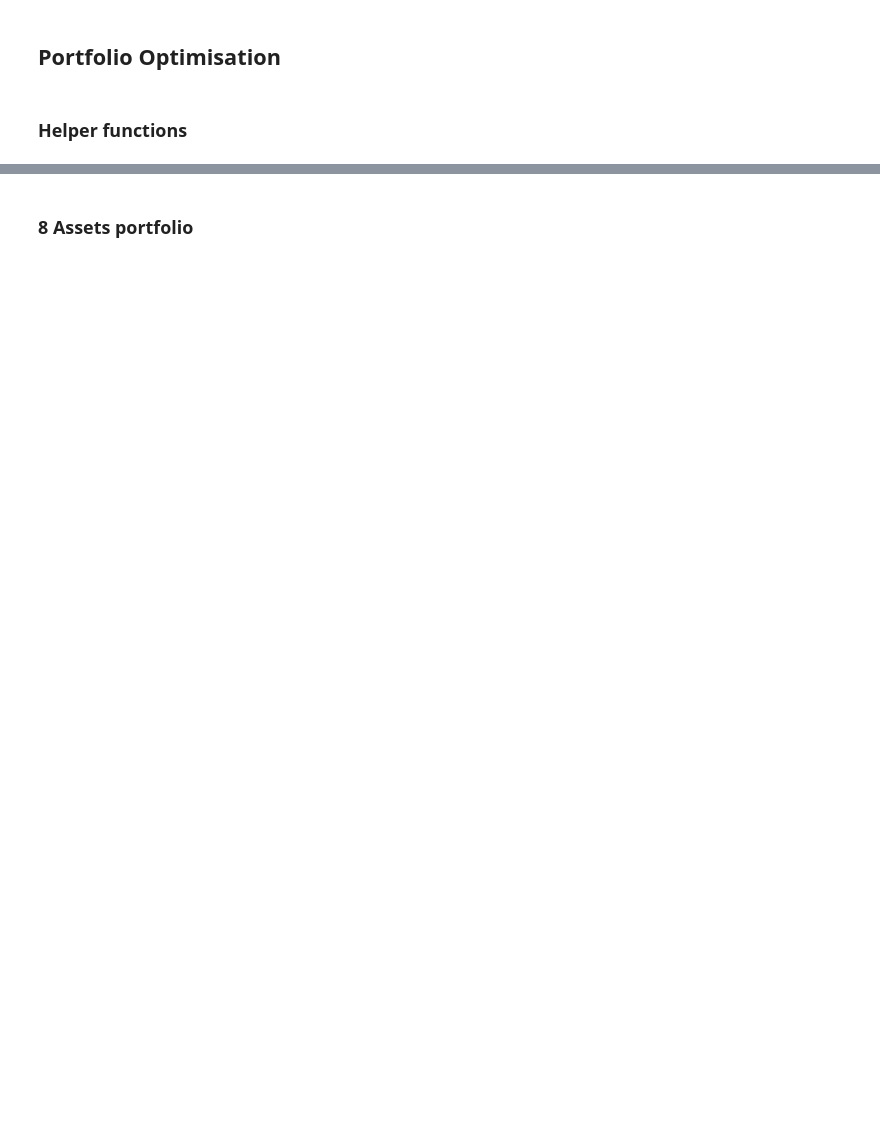
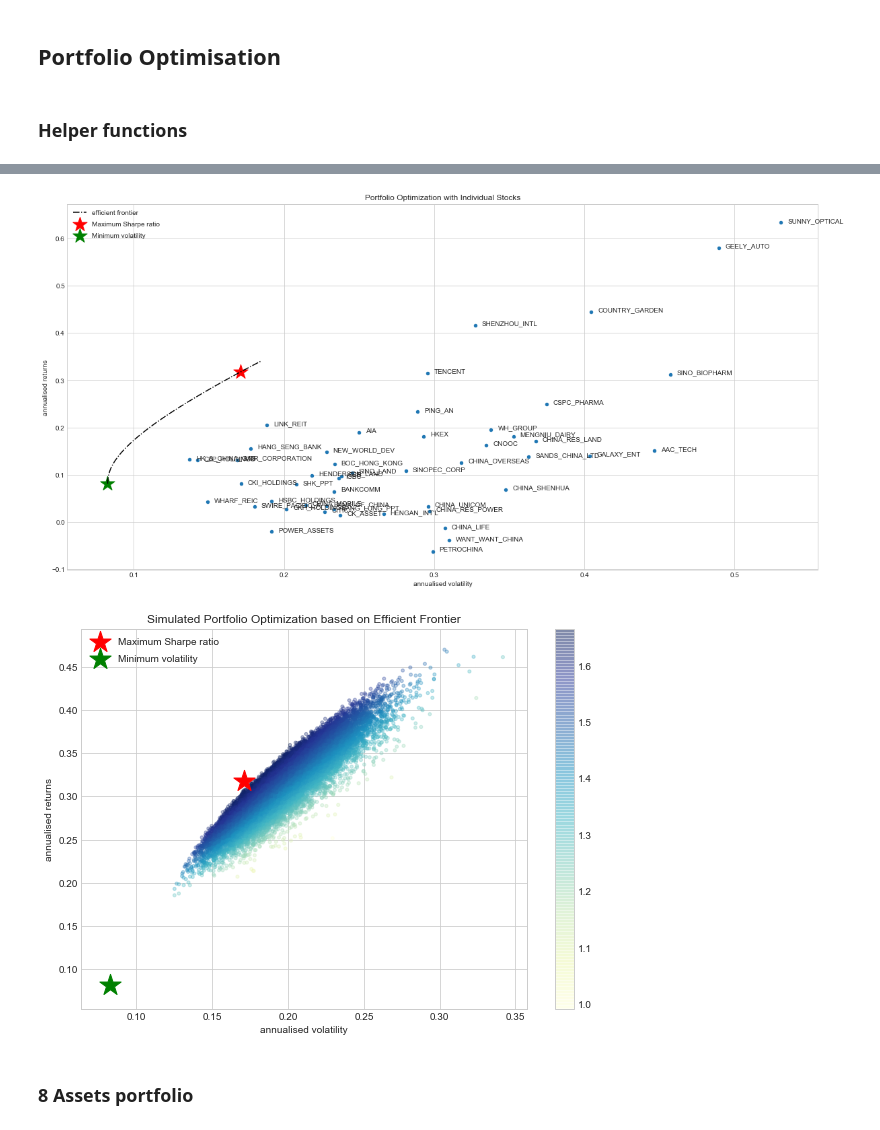
Before and after one commit to ckwu9761/RMBI-Capstone, a Jupyter notebook: Stock_Risk_Data.ipynb, the cells around one changed output, grey strips where cells are left out. Saved outputs shown, nothing was run; the diff lists cells and outputs as text; code cells hidden in the pictures; blank space fills up the shorter version.

Commit message:
Full HSI Comparsion

```diff
--- a/Stock_Risk_Data.ipynb
+++ b/Stock_Risk_Data.ipynb
@@ -326,0 +329,10 @@ def efficient_frontier(mean_returns, cov_matrix, returns_range):
+# %%
+table_full_HSI = pd.DataFrame()
+table_full_HSI['Date'] = StockDict[StockList["Name"][1]]['date']
+for i in range(0,len(StockList)):
+    table_full_HSI[StockList['Name'][i]] = StockDict[StockList["Name"][i]]['adjclose']
+table_full_HSI = table_full_HSI.set_index('Date')
+
+## Correlation
+corr = table_full_HSI.corr()
+corr.style.background_gradient()
@@ -326,0 +341,5 @@ def efficient_frontier(mean_returns, cov_matrix, returns_range):
+# %%
+returns = table_full_HSI.pct_change()
+mean_returns = returns.mean()
+cov_matrix = returns.cov()
+num_portfolios = 25000
@@ -326,0 +348,63 @@ def efficient_frontier(mean_returns, cov_matrix, returns_range):
+# %%
+max_sharpe = max_sharpe_ratio(mean_returns, cov_matrix, rf)
+sdp, rp = portfolio_annualised_performance(max_sharpe['x'], mean_returns, cov_matrix)
+max_sharpe_allocation = pd.DataFrame(max_sharpe.x,index=table_full_HSI.columns,columns=['allocation'])
+max_sharpe_allocation.allocation = [round(i*100,2)for i in max_sharpe_allocation.allocation]
+max_sharpe_allocation = max_sharpe_allocation.T
+max_sharpe_allocation
+
+min_vol = min_variance(mean_returns, cov_matrix)
+sdp_min, rp_min = portfolio_annualised_performance(min_vol['x'], mean_returns, cov_matrix)
+min_vol_allocation = pd.DataFrame(min_vol.x,index=table_full_HSI.columns,columns=['allocation'])
+min_vol_allocation.allocation = [round(i*100,2)for i in min_vol_allocation.allocation]
+min_vol_allocation = min_vol_allocation.T
+
+an_vol = np.std(returns) * np.sqrt(252)
+an_rt = mean_returns * 252
+
+print ("-"*80)
+print ("Maximum Sharpe Ratio Portfolio Allocation\n")
+print ("Annualised Return:", round(rp,2))
+print ("Annualised Volatility:", round(sdp,2))
+print ("\n")
+print (max_sharpe_allocation)
+print ("-"*80)
+print ("Minimum Volatility Portfolio Allocation\n")
+print ("Annualised Return:", round(rp_min,2))
+print ("Annualised Volatility:", round(sdp_min,2))
+print ("\n")
+print (min_vol_allocation)
+print ("-"*80)
+print ("Individual Stock Returns and Volatility\n")
+for i, txt in enumerate(table_full_HSI.columns):
+    print (txt,":","annuaised return",round(an_rt[i],2),", annualised volatility:",round(an_vol[i],2))
+print ("-"*80)
+
+fig, ax = plt.subplots(figsize=(20, 10))
+ax.scatter(an_vol,an_rt,marker='o',s=20)
+
+for i, txt in enumerate(table_full_HSI.columns):
+    ax.annotate(txt, (an_vol[i],an_rt[i]), xytext=(10,0), textcoords='offset points')
+ax.scatter(sdp,rp,marker='*',color='r',s=500, label='Maximum Sharpe ratio')
+ax.scatter(sdp_min,rp_min,marker='*',color='g',s=500, label='Minimum volatility')
+
+target = np.linspace(rp_min, 0.34, 50)
+efficient_portfolios = efficient_frontier(mean_returns, cov_matrix, target)
+ax.plot([p['fun'] for p in efficient_portfolios], target, linestyle='-.', color='black', label='efficient frontier')
+ax.set_title('Portfolio Optimization with Individual Stocks')
+ax.set_xlabel('annualised volatility')
+ax.set_ylabel('annualised returns')
+ax.legend(labelspacing=0.8)
+plt.show()
+
+plt.figure(figsize=(10, 7))
+plt.scatter(results[0,:],results[1,:],c=results[2,:],cmap='YlGnBu', marker='o', s=10, alpha=0.3)
+plt.colorbar()
+plt.scatter(sdp,rp,marker='*',color='r',s=500, label='Maximum Sharpe ratio')
+plt.scatter(sdp_min,rp_min,marker='*',color='g',s=500, label='Minimum volatility')
+plt.title('Simulated Portfolio Optimization based on Efficient Frontier')
+plt.xlabel('annualised volatility')
+plt.ylabel('annualised returns')
+plt.legend(labelspacing=0.8)
+plt.show()
+# %% [output]
@@ -327,3 +428,5 @@ def efficient_frontier(mean_returns, cov_matrix, returns_range):
+[figure, added]
+[figure, added]
 # %% [markdown]
 ### 8 Assets portfolio
 # %%
```
Also changed, not shown: parts of 14 cells of this notebook.
